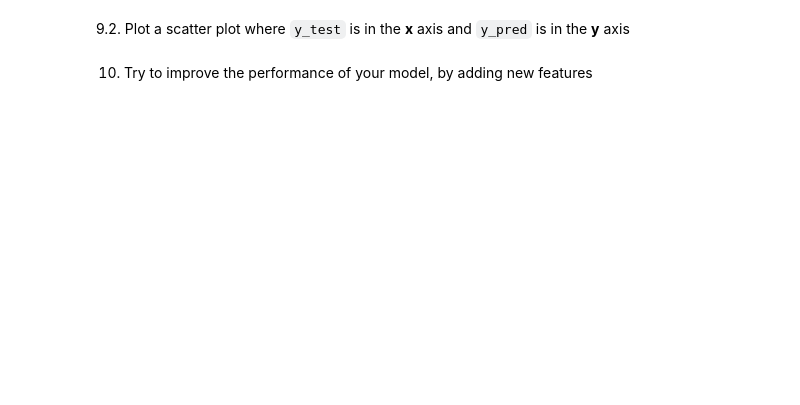
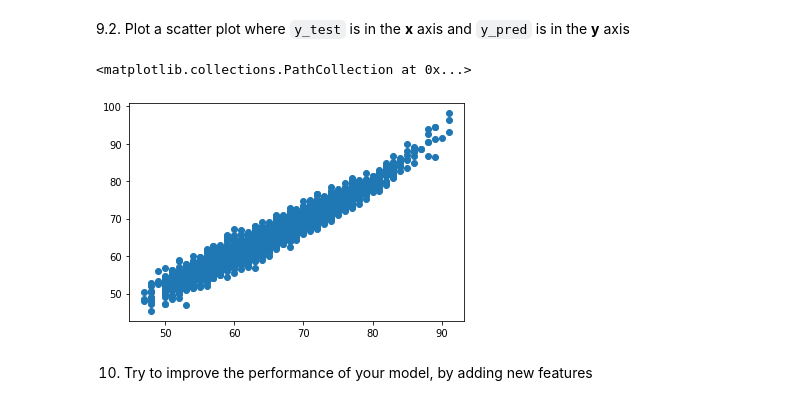
Before and after one commit to Nicodab/git_SI, a Jupyter notebook: S2/Machine Learning/Lab 2/Assignement-20220112 (1)/Assignment_Week2.ipynb, the cells around one changed output. Cells and saved outputs as stored; diff of their text form; code cells hidden in the pictures; blank space fills up the shorter version.

```diff
--- a/S2/Machine Learning/Lab 2/Assignement-20220112 (1)/Assignment_Week2.ipynb
+++ b/S2/Machine Learning/Lab 2/Assignement-20220112 (1)/Assignment_Week2.ipynb
@@ -335,5 +569,9 @@ Calculate and print the following metrics: mse, rmse, mae for the test_set
 9.2. Plot a scatter plot where `y_test` is in the **x** axis and  `y_pred` is in the **y** axis
 # %%
 # your code here
+plt.scatter(y_test,y_pred)
+# %% [output]
+<matplotlib.collections.PathCollection at 0x...>
+[figure, added]
 # %% [markdown]
 10. Try to improve the performance of your model, by adding new features
```
Also changed, not shown: parts of 39 cells of this notebook, 20 other files.
